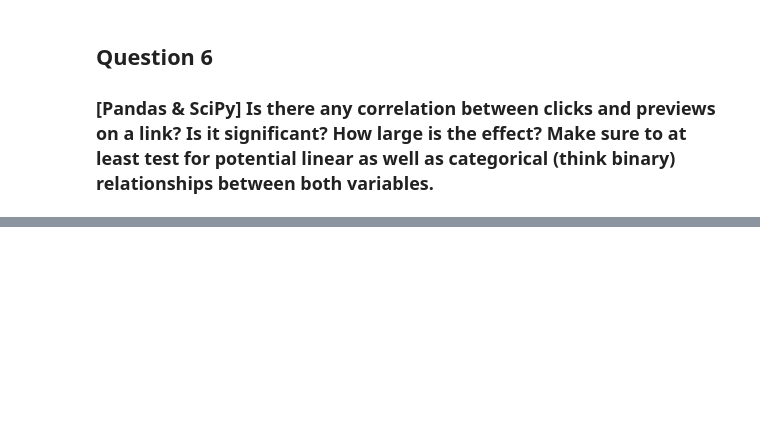
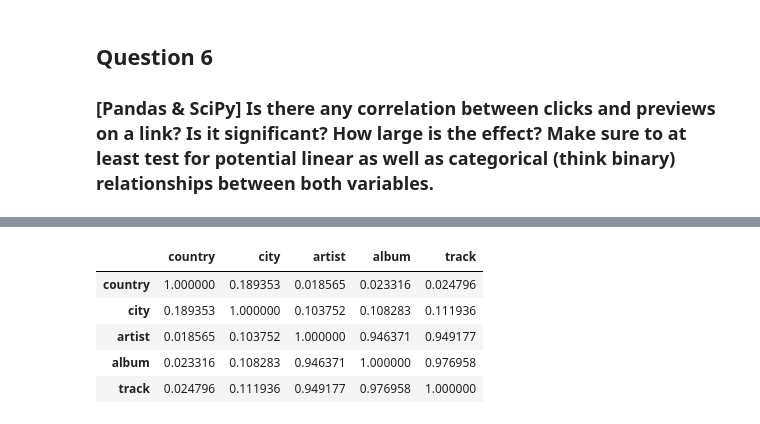
Before and after one commit to BartoszWierzbicki/Stratascratch-Projects, a Jupyter notebook: Web Traffic Analysis/traffic.ipynb, the cells around one changed output, grey strips where cells are left out. Cells and saved outputs as stored; diff of their text form; code cells hidden in the pictures; blank space fills up the shorter version.

```diff
--- a/Web Traffic Analysis/traffic.ipynb
+++ b/Web Traffic Analysis/traffic.ipynb
@@ -238,0 +282,19 @@ Name: ctr, dtype: float64
+# %%
+categorical_columns = [
+    "country",
+    "city",
+    "artist",
+    "album",
+    "track"
+]
+factorized_df = df_correlation[categorical_columns] \
+                     .apply(lambda x: pd.factorize(x)[0]) \
+                     .corr()
+factorized_df
+# %% [output]
+|  | country | city | artist | album | track |
+| country | 1.000000 | 0.189353 | 0.018565 | 0.023316 | 0.024796 |
+| city | 0.189353 | 1.000000 | 0.103752 | 0.108283 | 0.111936 |
+| artist | 0.018565 | 0.103752 | 1.000000 | 0.946371 | 0.949177 |
+| album | 0.023316 | 0.108283 | 0.946371 | 1.000000 | 0.976958 |
+| track | 0.024796 | 0.111936 | 0.949177 | 0.976958 | 1.000000 |
```
Also changed, not shown: parts of 5 cells of this notebook.
